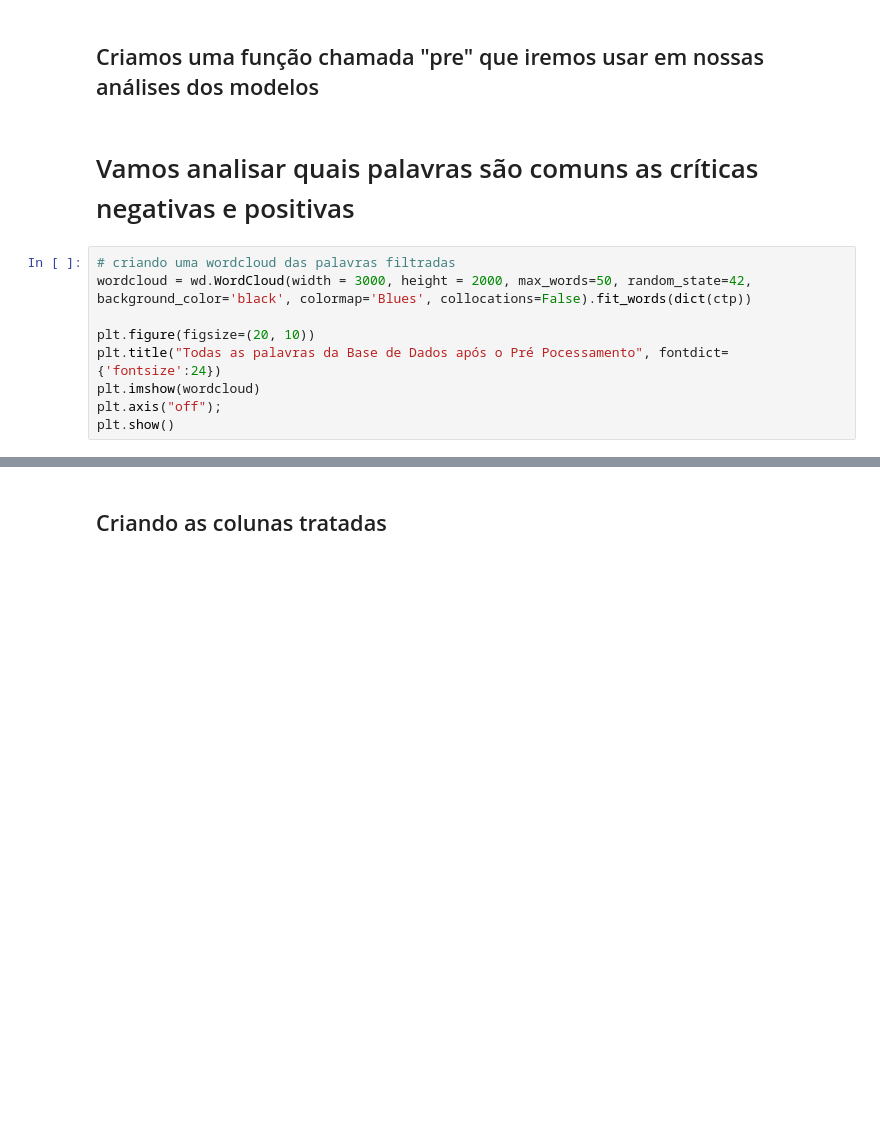
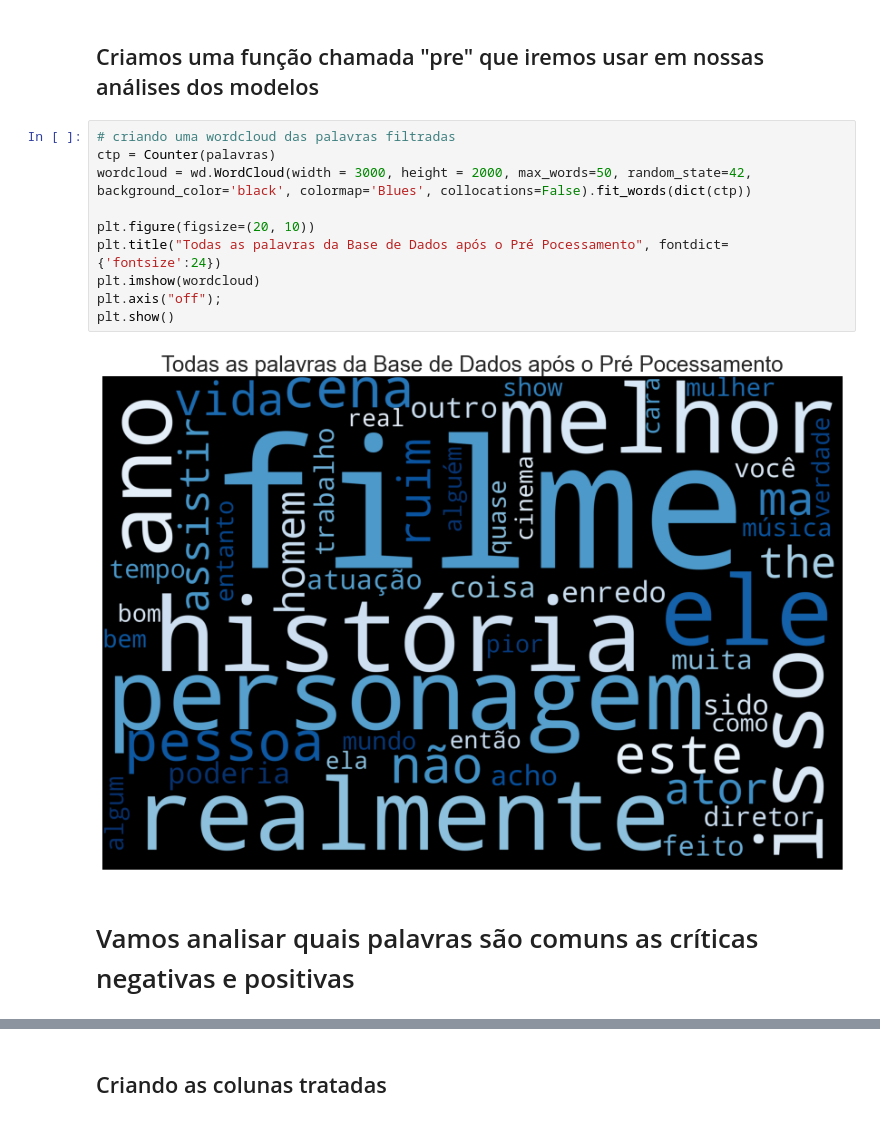
Before and after one commit to hgf777-br/trabalho-final---PLN, a Jupyter notebook: TrabalhoFinal_NLP_HGF.ipynb, the cells around one changed output, grey strips where cells are left out. Saved outputs shown, nothing was run; the diff lists cells and outputs as text; blank space fills up the shorter version.

```diff
--- a/TrabalhoFinal_NLP_HGF.ipynb
+++ b/TrabalhoFinal_NLP_HGF.ipynb
@@ -287,16 +371,19 @@ len(palavras)
 # %% [markdown]
 ## Criamos uma função chamada "pre" que iremos usar em nossas análises dos modelos
+# %%
+# criando uma wordcloud das palavras filtradas
+ctp = Counter(palavras)
+wordcloud = wd.WordCloud(width = 3000, height = 2000, max_words=50, random_state=42, background_color='black', colormap='Blues', collocations=False).fit_words(dict(ctp))
+
+plt.figure(figsize=(20, 10))
+plt.title("Todas as palavras da Base de Dados após o Pré Pocessamento", fontdict={'fontsize':24})
+plt.imshow(wordcloud)
+plt.axis("off");
+plt.show()
+# %% [output]
+[figure, added]
 # %% [markdown]
 # Vamos analisar quais palavras são comuns as críticas negativas e positivas
-# %%
-# criando uma wordcloud das palavras filtradas
-wordcloud = wd.WordCloud(width = 3000, height = 2000, max_words=50, random_state=42, background_color='black', colormap='Blues', collocations=False).fit_words(dict(ctp))
-
-plt.figure(figsize=(20, 10))
-plt.title("Todas as palavras da Base de Dados após o Pré Pocessamento", fontdict={'fontsize':24})
-plt.imshow(wordcloud)
-plt.axis("off");
-plt.show()
 # %%
 todas_palavras_pos = texto_completo_pos.split()
 todas_palavras_pos = [pre(w) for w in todas_palavras_pos]
```
Also changed, not shown: parts of 96 cells of this notebook.
